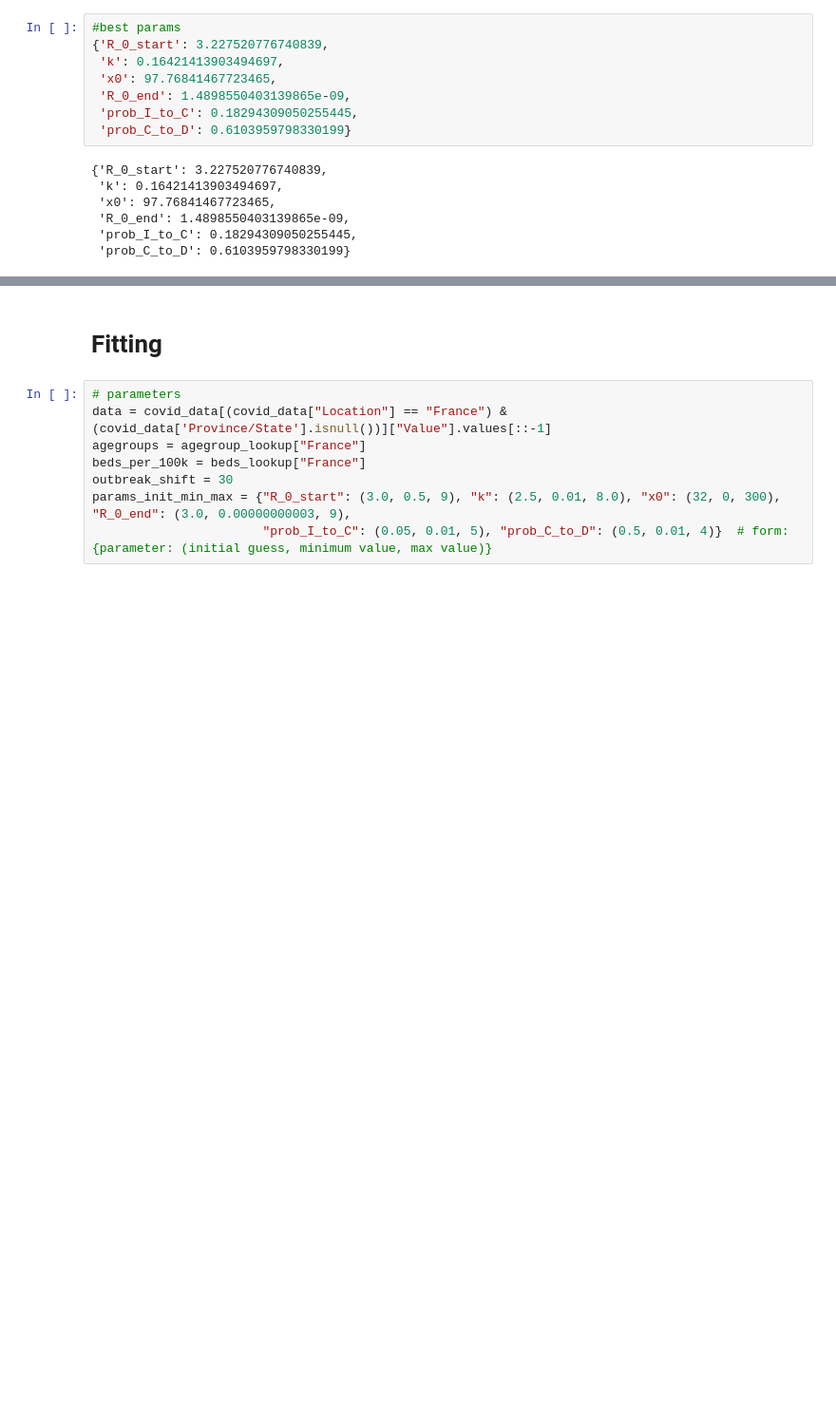
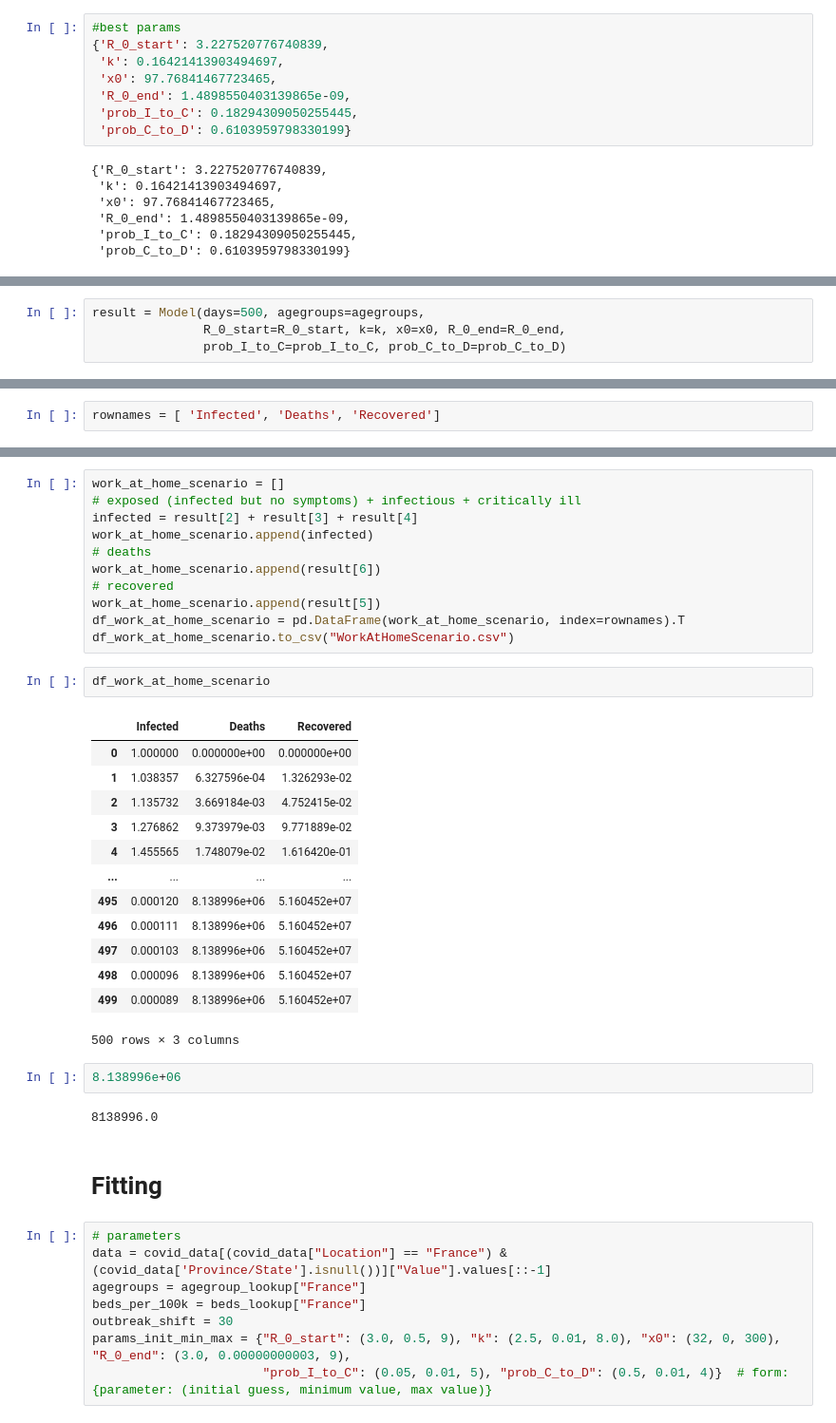
Before and after one commit to RobindeGrootNL/COVID-19-Data-Driven-Policy-Advisor-Tool, a Jupyter notebook: python/model/NotebookTowardsDSBlog/infectious_disease_modelling-master/part_three (EXPERIMENTAL).ipynb, the cells around one changed output, grey strips where cells are left out. Shown at 95% size. Drawn from its saved outputs; the diff is of its cells as text; blank space fills up the shorter version.

Commit message:
Compute some scenarios

```diff
--- a/python/model/NotebookTowardsDSBlog/infectious_disease_modelling-master/part_three (EXPERIMENTAL).ipynb
+++ b/python/model/NotebookTowardsDSBlog/infectious_disease_modelling-master/part_three (EXPERIMENTAL).ipynb
@@ -301,2 +293,6 @@ array([ 0.00000000e+00,  2.73538043e-01,  4.68586858e-01,  6.26436235e-01,
+# %%
+result = Model(days=500, agegroups=agegroups,
+               R_0_start=R_0_start, k=k, x0=x0, R_0_end=R_0_end,
+               prob_I_to_C=prob_I_to_C, prob_C_to_D=prob_C_to_D)
 # %%
 plotter(*Model(days=500, agegroups=agegroups,
@@ -307,0 +304,2 @@ plotter(*Model(days=500, agegroups=agegroups,
+# %%
+rownames = [ 'Infected', 'Deaths', 'Recovered']
@@ -308,3 +341,34 @@ plotter(*Model(days=500, agegroups=agegroups,
+# %%
+work_at_home_scenario = []
+# exposed (infected but no symptoms) + infectious + critically ill
+infected = result[2] + result[3] + result[4]
+work_at_home_scenario.append(infected)
+# deaths
+work_at_home_scenario.append(result[6])
+# recovered
+work_at_home_scenario.append(result[5])
+df_work_at_home_scenario = pd.DataFrame(work_at_home_scenario, index=rownames).T
+df_work_at_home_scenario.to_csv("WorkAtHomeScenario.csv")
+# %%
+df_work_at_home_scenario
+# %% [output]
+|  | Infected | Deaths | Recovered |
+| 0 | 1.000000 | 0.000000e+00 | 0.000000e+00 |
+| 1 | 1.038357 | 6.327596e-04 | 1.326293e-02 |
+| 2 | 1.135732 | 3.669184e-03 | 4.752415e-02 |
+| 3 | 1.276862 | 9.373979e-03 | 9.771889e-02 |
+| 4 | 1.455565 | 1.748079e-02 | 1.616420e-01 |
+| ... | ... | ... | ... |
+| 495 | 0.000120 | 8.138996e+06 | 5.160452e+07 |
+| 496 | 0.000111 | 8.138996e+06 | 5.160452e+07 |
+| 497 | 0.000103 | 8.138996e+06 | 5.160452e+07 |
+| 498 | 0.000096 | 8.138996e+06 | 5.160452e+07 |
+| 499 | 0.000089 | 8.138996e+06 | 5.160452e+07 |
+500 rows × 3 columns
+# %%
+8.138996e+06
+# %% [output]
+8138996.0
 # %% [markdown]
 # Fitting
 # %%
```
Also changed, not shown: parts of 7 cells of this notebook, 5 other files.
